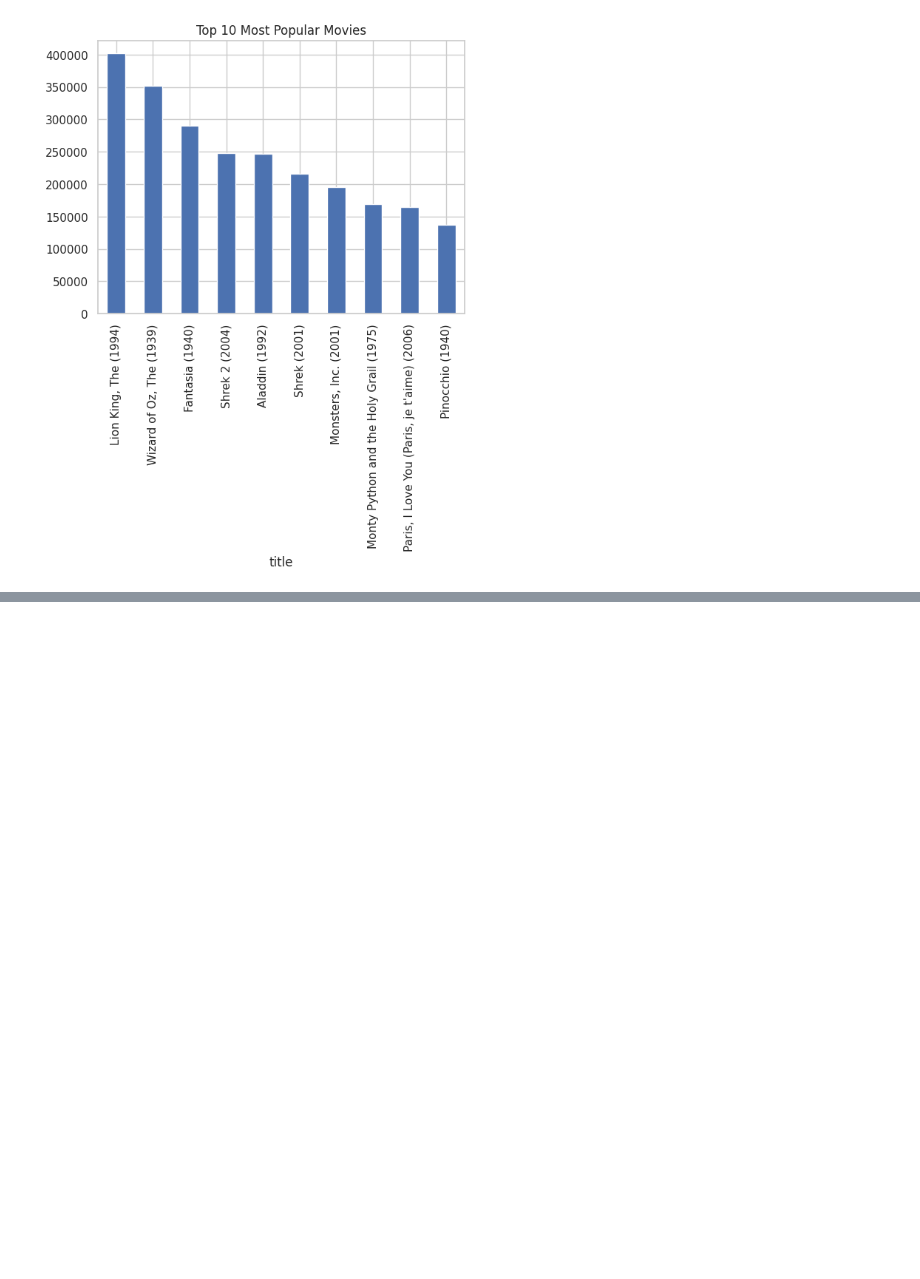
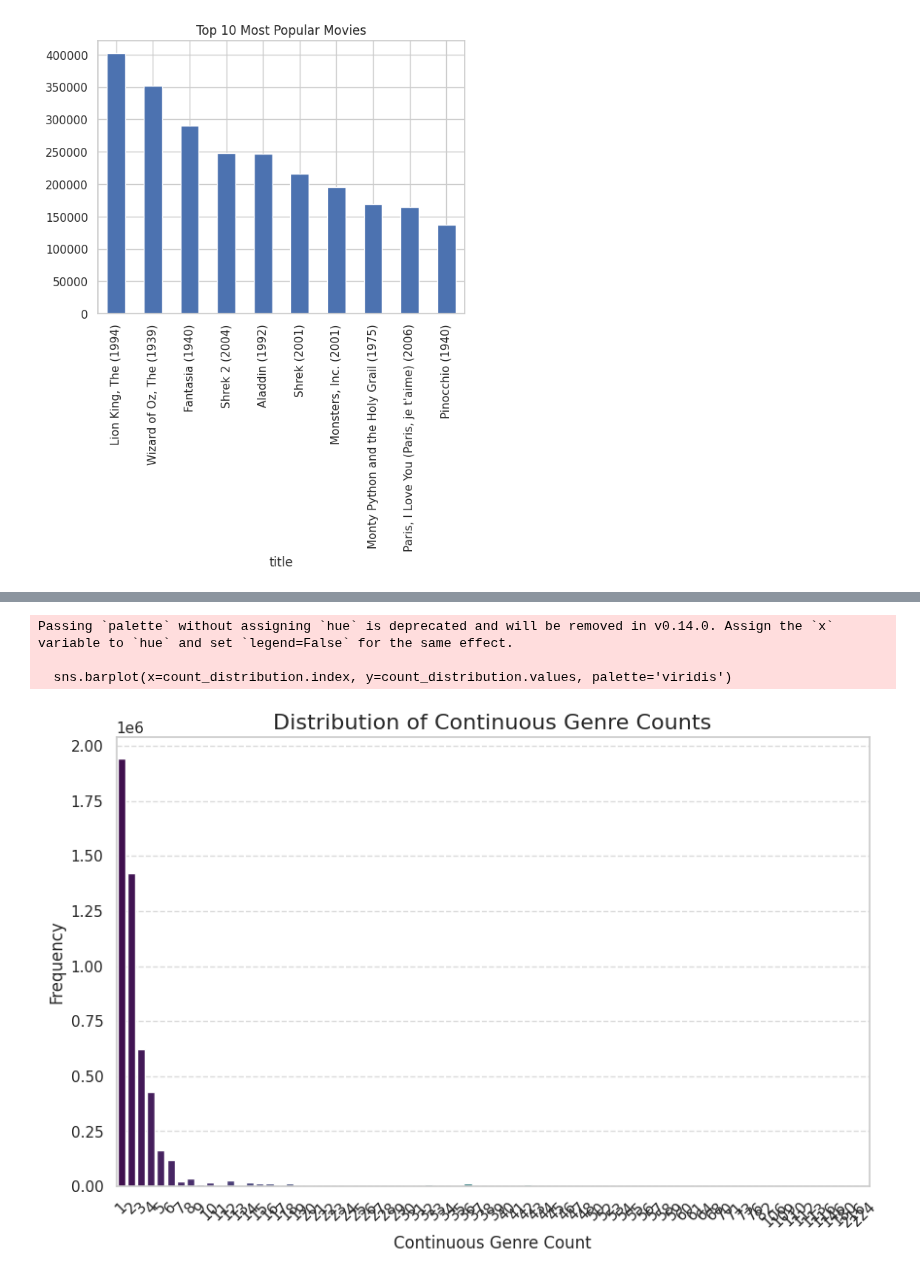
Before and after one commit to boostcampaitech7/level2-recsys-movierecommendation-recsys-08-lv3, a Jupyter notebook: src/analysis/eda_kyoungmin_1.ipynb, the cells around one changed output, grey strips where cells are left out. Saved outputs shown, nothing was run; the diff lists cells and outputs as text; code cells hidden in the pictures; blank space fills up the shorter version.

```diff
--- a/src/analysis/eda_kyoungmin_1.ipynb
+++ b/src/analysis/eda_kyoungmin_1.ipynb
@@ -994,3 +994,16 @@ top_movies.plot(kind='bar', title='Top 10 Most Popular Movies')
 # %% [output]
 <Axes: title={'center': 'Top 10 Most Popular Movies'}, xlabel='title'>
 [figure]
+# %%
+same_genre_count = df_final.copy()
+
+same_genre_count['genre_str'] = same_genre_count['genre'].apply(lambda x: ','.join(x))
+
+def calculate_continuous_genre(df):
+    df['genre_change'] = (df['genre_str'] != df['genre_str'].shift(1)).cumsum()
+    counts = df.groupby(['user', 'genre_change']).size()
+    return counts.reset_index(name='count')
+
+result = calculate_continuous_genre(same_genre_count)
+
+print(result)
@@ -996,0 +1025,17 @@ top_movies.plot(kind='bar', title='Top 10 Most Popular Movies')
+# %%
+count_distribution = result['count'].value_counts().sort_index()
+
+plt.figure(figsize=(10, 6))
+sns.barplot(x=count_distribution.index, y=count_distribution.values, palette='viridis')
+
+plt.title('Distribution of Continuous Genre Counts', fontsize=16)
+plt.xlabel('Continuous Genre Count', fontsize=12)
+plt.ylabel('Frequency', fontsize=12)
+plt.xticks(rotation=45)
+plt.grid(axis='y', linestyle='--', alpha=0.7)
+plt.show()
+# %% [output]
+Passing `palette` without assigning `hue` is deprecated and will be removed in v0.14.0. Assign the `x` variable to `hue` and set `legend=False` for the same effect.
+
+  sns.barplot(x=count_distribution.index, y=count_distribution.values, palette='viridis')
+[figure, added]
```
Also changed, not shown: parts of 2 cells of this notebook.
